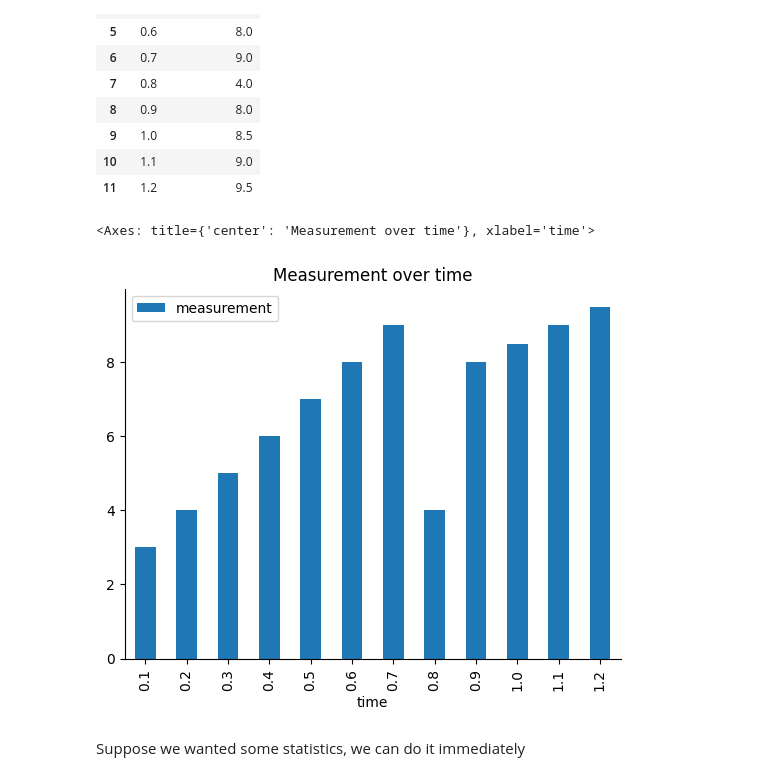
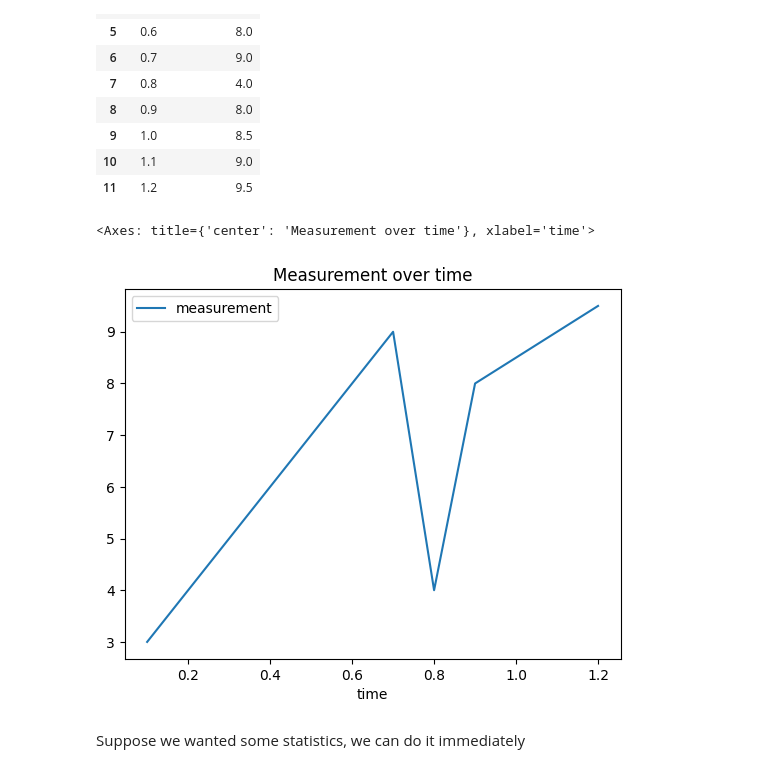
Before and after one commit to FTurci/JK-osteocytes, a Jupyter notebook: code/read-from-excel-and-plot.ipynb, the cells around one changed output. Cells and saved outputs as stored; diff of their text form; code cells hidden in the pictures.

Commit message:
Changed plot kind

```diff
--- a/code/read-from-excel-and-plot.ipynb
+++ b/code/read-from-excel-and-plot.ipynb
@@ -24,10 +66,10 @@ df
 | 10 | 1.1 | 9.0 |
 | 11 | 1.2 | 9.5 |
 # %%
-df.plot(x="time", y="measurement", kind="bar", title="Measurement over time")
+df.plot(x="time", y="measurement", kind="line", title="Measurement over time")
 # %% [output]
 <Axes: title={'center': 'Measurement over time'}, xlabel='time'>
-[figure, old version]
+[figure, new version]
 # %% [markdown]
 Suppose we wanted some statistics, we can do it immediately
 # %%
```
Also changed, not shown: parts of 2 cells of this notebook.
